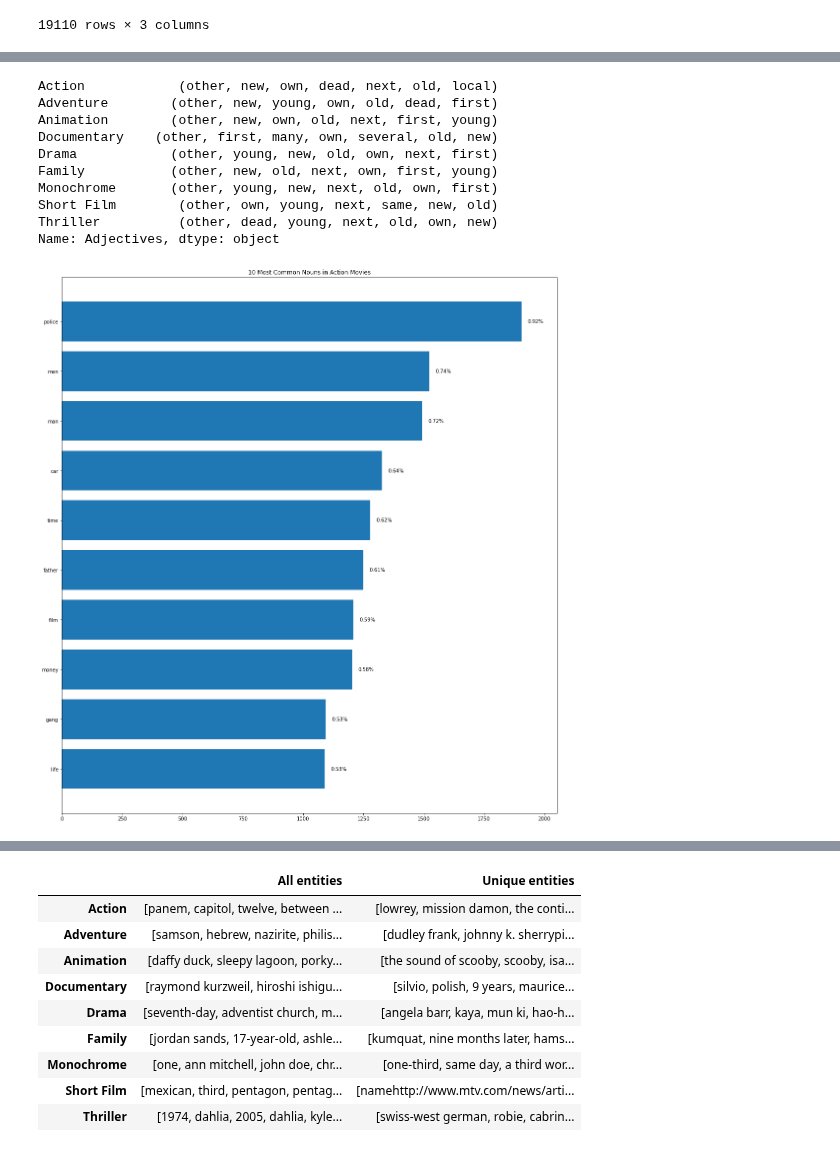
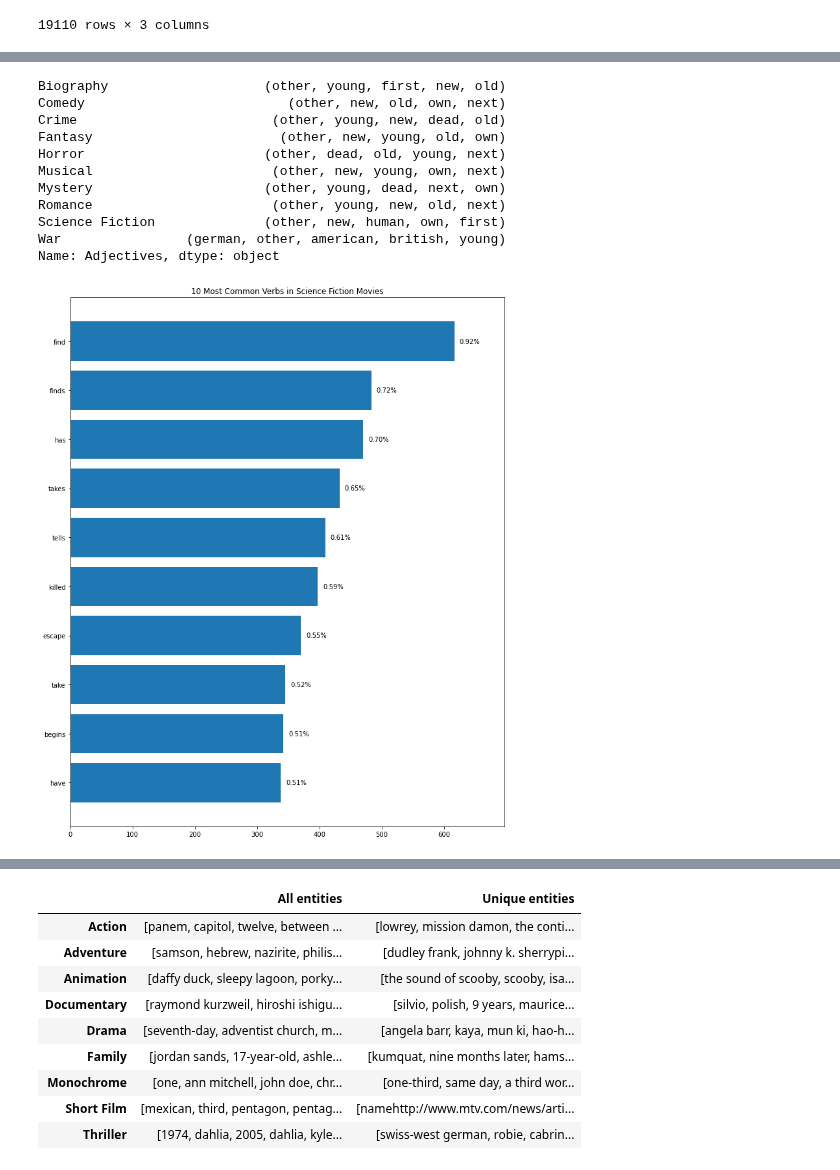
Before and after one commit to xbohdan/movie-genres, a Jupyter notebook: text-analysis/analysis.ipynb, the cells around one changed output, grey strips where cells are left out. Drawn from its saved outputs; the diff is of its cells as text; code cells hidden in the pictures.

```diff
--- a/text-analysis/analysis.ipynb
+++ b/text-analysis/analysis.ipynb
@@ -90,17 +90,18 @@ specific_words
 | Science Fiction | {'wealthy': 27, 'poorer': 2, 'pas... | {'once': 166, 'frequently': 10, '... | {'nation': 24, 'districts': 2, 'p... | {'consists': 12, 'provide': 25, '... |
 | War | {'american': 530, 'jewish': 134, ... | {'as': 258, 'well': 235, 'anxious... | {'film': 969, 'events': 98, 'ship... | {'based': 74, 'happened': 67, 'de... |
 # %%
-general_words["Adjectives"].map(lambda x: [*zip(*x.most_common(7))][0])
+specific_words["Adjectives"].map(lambda x: [*zip(*x.most_common(5))][0])
 # %% [output]
-Action            (other, new, own, dead, next, old, local)
-Adventure        (other, new, young, own, old, dead, first)
-Animation        (other, new, own, old, next, first, young)
-Documentary    (other, first, many, own, several, old, new)
-Drama            (other, young, new, old, own, next, first)
-Family           (other, new, old, next, own, first, young)
-Monochrome       (other, young, new, next, old, own, first)
-Short Film        (other, own, young, next, same, new, old)
-Thriller          (other, dead, young, next, old, own, new)
+Biography                    (other, young, first, new, old)
+Comedy                          (other, new, old, own, next)
+Crime                         (other, young, new, dead, old)
+Fantasy                        (other, new, young, old, own)
+Horror                       (other, dead, old, young, next)
+Musical                       (other, new, young, own, next)
+Mystery                      (other, young, dead, next, own)
+Romance                       (other, young, new, old, next)
+Science Fiction              (other, new, human, own, first)
+War                (german, other, american, british, young)
 Name: Adjectives, dtype: object
 # %%
 def plot_most_common(df: pd.DataFrame, part_of_speech: str, genre: str, n: int) -> None:
@@ -109,20 +110,20 @@ def plot_most_common(df: pd.DataFrame, part_of_speech: str, genre: str, n: int)
     mc.reverse()
     bars, width = zip(*mc)
     plt.rcParams["figure.facecolor"] = "white"
-    plt.figure(figsize=(18,20))
+    plt.figure(figsize=(12,15))
     y_pos = np.arange(len(bars))
     plt.barh(y_pos, width)
     plt.yticks(y_pos, bars)
-    _, x_max = plt.xlim()
-    plt.xlim(0, x_max + 50)
+    x_min, x_max = plt.xlim()
+    plt.xlim(x_min, x_max + 50)
     for i, v in enumerate(width):
-        plt.text(v + 25, i, f"{v / sum(counter.values()):.2%}", ha="left", va="center")
+        plt.text(v + 25, i, f"{v / sum(counter.values()):.2%}", ha="center", va="center")
     plt.title(f"{n} Most Common {part_of_speech} in {genre} Movies")
     plt.show()
-# %%
-plot_most_common(general_words, "Nouns", "Action", 10)
-# %% [output]
-[figure, removed]
+# %%
+plot_most_common(specific_words, "Verbs", "Science Fiction", 10)
+# %% [output]
+[figure, added]
 # %%
 def create_typical_sentence(df: pd.DataFrame, genre: str, stop: int, start: int = 1) -> str:
     a, b = random.sample(range(start, stop + 1), 2)
```
Also changed, not shown: parts of 4 cells of this notebook.
